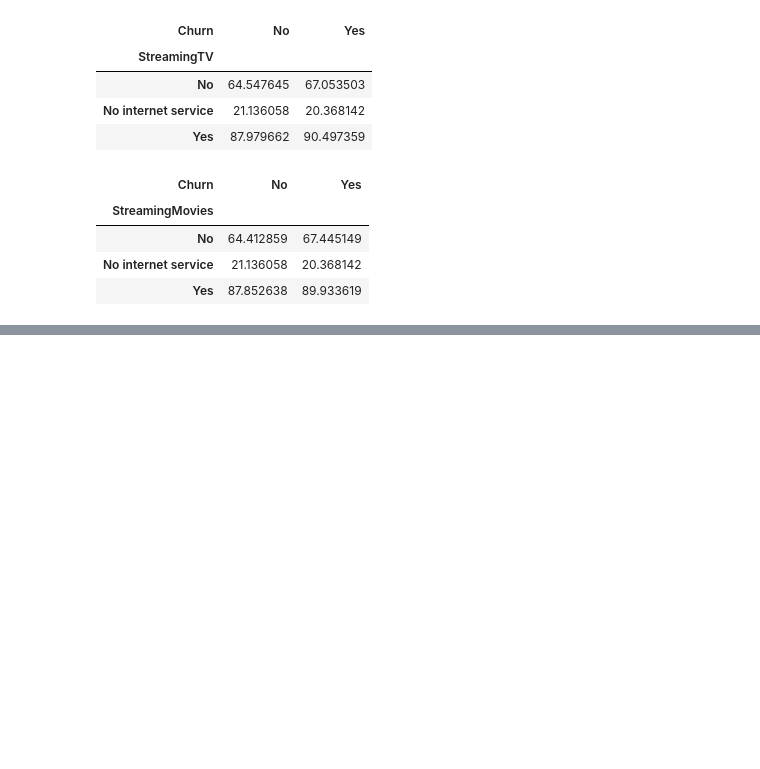
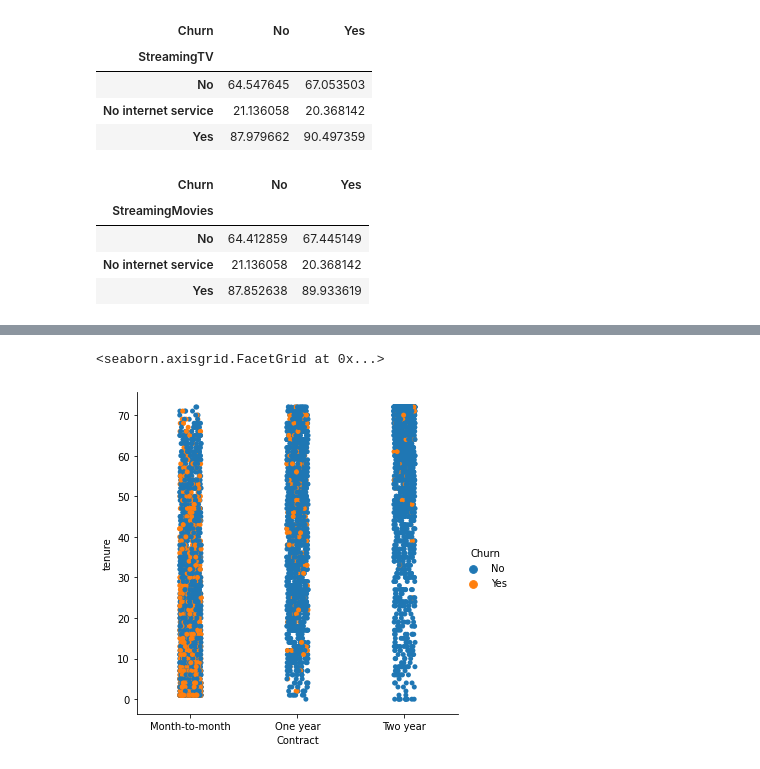
Before and after one commit to nmuhanguzi/Africa-Data-School-Assignments, a Jupyter notebook: Assignment 4/Telco Customer Churn.ipynb, the cells around one changed output, grey strips where cells are left out. Saved outputs shown, nothing was run; the diff lists cells and outputs as text; code cells hidden in the pictures; blank space fills up the shorter version.

```diff
--- a/Assignment 4/Telco Customer Churn.ipynb
+++ b/Assignment 4/Telco Customer Churn.ipynb
@@ -264,0 +287,7 @@ churn.groupby(['MultipleLines', 'StreamingTV', 'StreamingMovies', 'Churn'])['Mon
+# %%
+# Also tenure shows the time a customer has remained
+# Tenure vs Contract
+sns.catplot(x="Contract", y="tenure", hue="Churn", data=churn)
+# %% [output]
+<seaborn.axisgrid.FacetGrid at 0x...>
+[figure, added]
```
Also changed, not shown: parts of 16 cells of this notebook.
